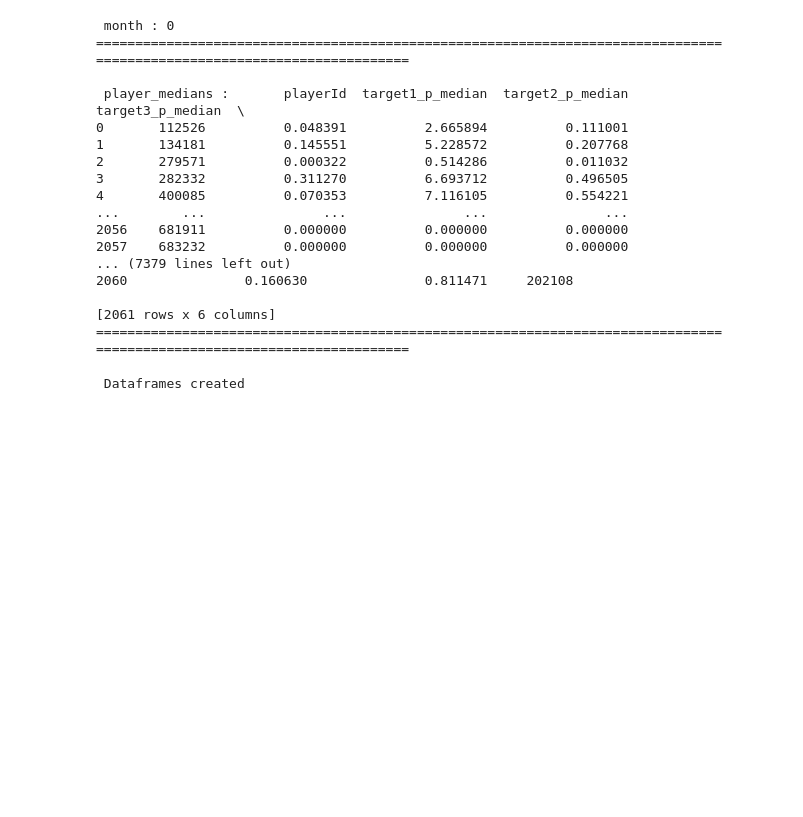
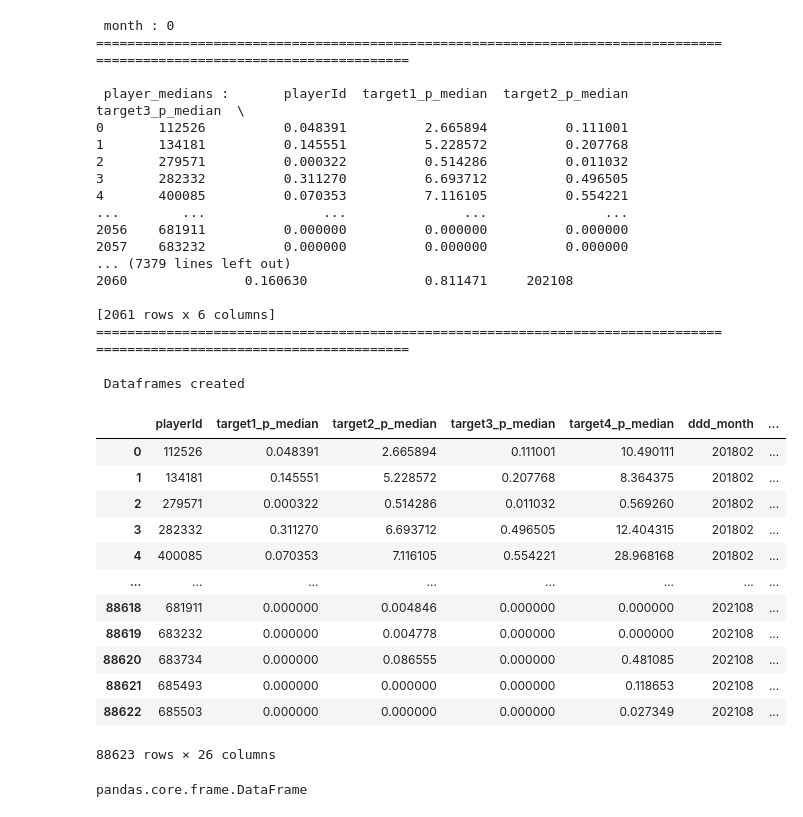
Before and after one commit to indrajeetapache/kaggle-solutions, a Jupyter notebook: MLB Player Digital Engagement Forecasting/MLB Player Digital Engagement Forecasting soultion.ipynb, the cells around one changed output. Saved outputs shown, nothing was run; the diff lists cells and outputs as text; code cells hidden in the pictures; blank space fills up the shorter version.

Commit message:
Kaggle Notebook | MLB Player Digital Engagement Forecasting soultion | Version 16

```diff
--- a/MLB Player Digital Engagement Forecasting/MLB Player Digital Engagement Forecasting soultion.ipynb
+++ b/MLB Player Digital Engagement Forecasting/MLB Player Digital Engagement Forecasting soultion.ipynb
@@ -444,3 +444,23 @@ dt_player_aggregations = dt_player_aggregations.merge(dt_player_means,how="left"
 dt_player_aggregations = dt_player_aggregations.merge(dt_roll12_player_medians,how="left",on=['playerId','ddd_month'])
 dt_player_aggregations = dt_player_aggregations.merge(dt_roll12_player_variances,how="left",on=['playerId','ddd_month'])
 dt_player_aggregations = dt_player_aggregations.merge(dt_roll12_player_means,how="left",on=['playerId','ddd_month'])
+# %%
+dt_player_aggregations
+# %% [output]
+|  | playerId | target1_p_median | target2_p_median | target3_p_median | target4_p_median | ddd_month | ... |
+| 0 | 112526 | 0.048391 | 2.665894 | 0.111001 | 10.490111 | 201802 | ... |
+| 1 | 134181 | 0.145551 | 5.228572 | 0.207768 | 8.364375 | 201802 | ... |
+| 2 | 279571 | 0.000322 | 0.514286 | 0.011032 | 0.569260 | 201802 | ... |
+| 3 | 282332 | 0.311270 | 6.693712 | 0.496505 | 12.404315 | 201802 | ... |
+| 4 | 400085 | 0.070353 | 7.116105 | 0.554221 | 28.968168 | 201802 | ... |
+| ... | ... | ... | ... | ... | ... | ... | ... |
+| 88618 | 681911 | 0.000000 | 0.004846 | 0.000000 | 0.000000 | 202108 | ... |
+| 88619 | 683232 | 0.000000 | 0.004778 | 0.000000 | 0.000000 | 202108 | ... |
+| 88620 | 683734 | 0.000000 | 0.086555 | 0.000000 | 0.481085 | 202108 | ... |
+| 88621 | 685493 | 0.000000 | 0.000000 | 0.000000 | 0.118653 | 202108 | ... |
+| 88622 | 685503 | 0.000000 | 0.000000 | 0.000000 | 0.027349 | 202108 | ... |
+88623 rows × 26 columns
+# %%
+type(p_box_scores_og)
+# %% [output]
+pandas.core.frame.DataFrame
```
Also changed, not shown: parts of 1 cell of this notebook.
